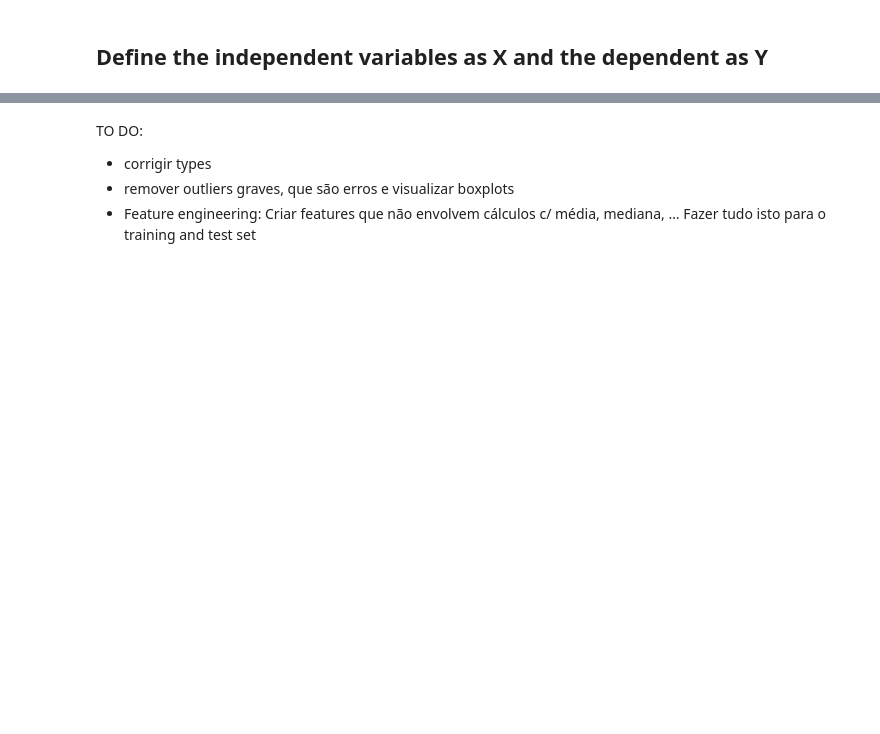
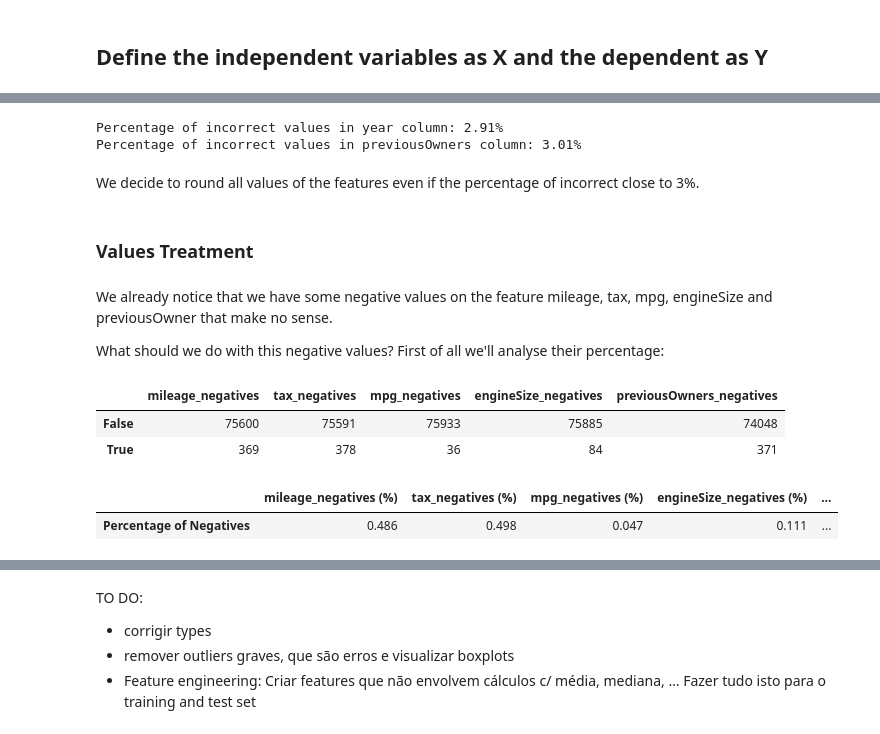
Before and after one commit to mariamiguel720/Machine-Learning-Project-25-26, a Jupyter notebook: notebooks/Notebook_primeira_entrega_ML.ipynb, the cells around one changed output, grey strips where cells are left out. Drawn from its saved outputs; the diff is of its cells as text; code cells hidden in the pictures; blank space fills up the shorter version.

Commit message:
Data preparation 28/10 (Maria e Catarina)

```diff
--- a/notebooks/Notebook_primeira_entrega_ML.ipynb
+++ b/notebooks/Notebook_primeira_entrega_ML.ipynb
@@ -565,0 +598,72 @@ y = train['price']
+# %%
+# year, previousOwners as float
+(X['year'] % 1 != 0).value_counts() # the true values are the incorrect ones
+(X['previousOwners'] % 1 != 0).value_counts() # the true values are the incorrect ones
+
+#percentage of incorrect values
+num_incorrect_year = (X['year'] % 1 != 0).sum() / X.shape[0] * 100
+print(f'Percentage of incorrect values in year column: {num_incorrect_year:.2f}%')
+num_incorrect_previousOwners = (X['previousOwners'] % 1 != 0).sum() / X.shape[0] * 100
+print(f'Percentage of incorrect values in previousOwners column: {num_incorrect_previousOwners:.2f}%')
+# %% [output]
+Percentage of incorrect values in year column: 2.91%
+Percentage of incorrect values in previousOwners column: 3.01%
+# %% [markdown]
+We decide to round all values of the features even if the percentage of incorrect close to 3%.
+# %%
+X = X.copy()
+#'Int64' is used to keep missing values and still use the round and asType
+
+X['year'] = X['year'].round().astype('Int64')
+
+X['previousOwners'] = X['previousOwners'].round().astype('Int64')
+
+X['hasDamage'] = X['hasDamage'].astype('Int64') #this variable only has 0s and 1s but it was in a float type
+# %% [markdown]
+### Values Treatment
+# %% [markdown]
+We already notice that we have some negative values on the feature mileage, tax, mpg, engineSize and previousOwner that make no sense.
+
+What should we do with this negative values? First of all we'll analyse their percentage:
+# %%
+mileage_train_negatives = X['mileage']<0
+tax_train_negatives = X['tax']<0
+mpg_train_negatives = X['mpg']<0
+engineSize_train_negatives = X['engineSize']<0
+previousOwners_train_negatives = X['previousOwners']<0
+
+
+#here we used chatGPT to help us to construct the following DataFrame
+negatives_summary = pd.DataFrame({
+    'mileage_negatives': mileage_train_negatives.value_counts(),
+    'tax_negatives': tax_train_negatives.value_counts(),
+    'mpg_negatives': mpg_train_negatives.value_counts(),
+    'engineSize_negatives': engineSize_train_negatives.value_counts(),
+    'previousOwners_negatives': previousOwners_train_negatives.value_counts()
+})
+
+negatives_summary
+# %% [output]
+|  | mileage_negatives | tax_negatives | mpg_negatives | engineSize_negatives | previousOwners_negatives |
+| False | 75600 | 75591 | 75933 | 75885 | 74048 |
+| True | 369 | 378 | 36 | 84 | 371 |
+# %%
+#Check the percentage of negative mileage values
+data_len = len(train['mileage'])
+
+#Here we used chatGPT to help us constructing the final negatives_table
+negatives_percent = {
+    'mileage_negatives (%)': mileage_train_negatives.sum() / data_len * 100,
+    'tax_negatives (%)': tax_train_negatives.sum() / data_len * 100,
+    'mpg_negatives (%)': mpg_train_negatives.sum() / data_len * 100,
+    'engineSize_negatives (%)': engineSize_train_negatives.sum() / data_len * 100,
+    'previousOwners_negatives (%)': previousOwners_train_negatives.sum() / data_len * 100
+}
+
+# Converter para DataFrame (tabela)
+negatives_table = pd.DataFrame(negatives_percent, index=['Percentage of Negatives']).round(3)
+
+negatives_table
+# %% [output]
+|  | mileage_negatives (%) | tax_negatives (%) | mpg_negatives (%) | engineSize_negatives (%) | ... |
+| Percentage of Negatives | 0.486 | 0.498 | 0.047 | 0.111 | ... |
```
Also changed, not shown: parts of 21 cells of this notebook.
